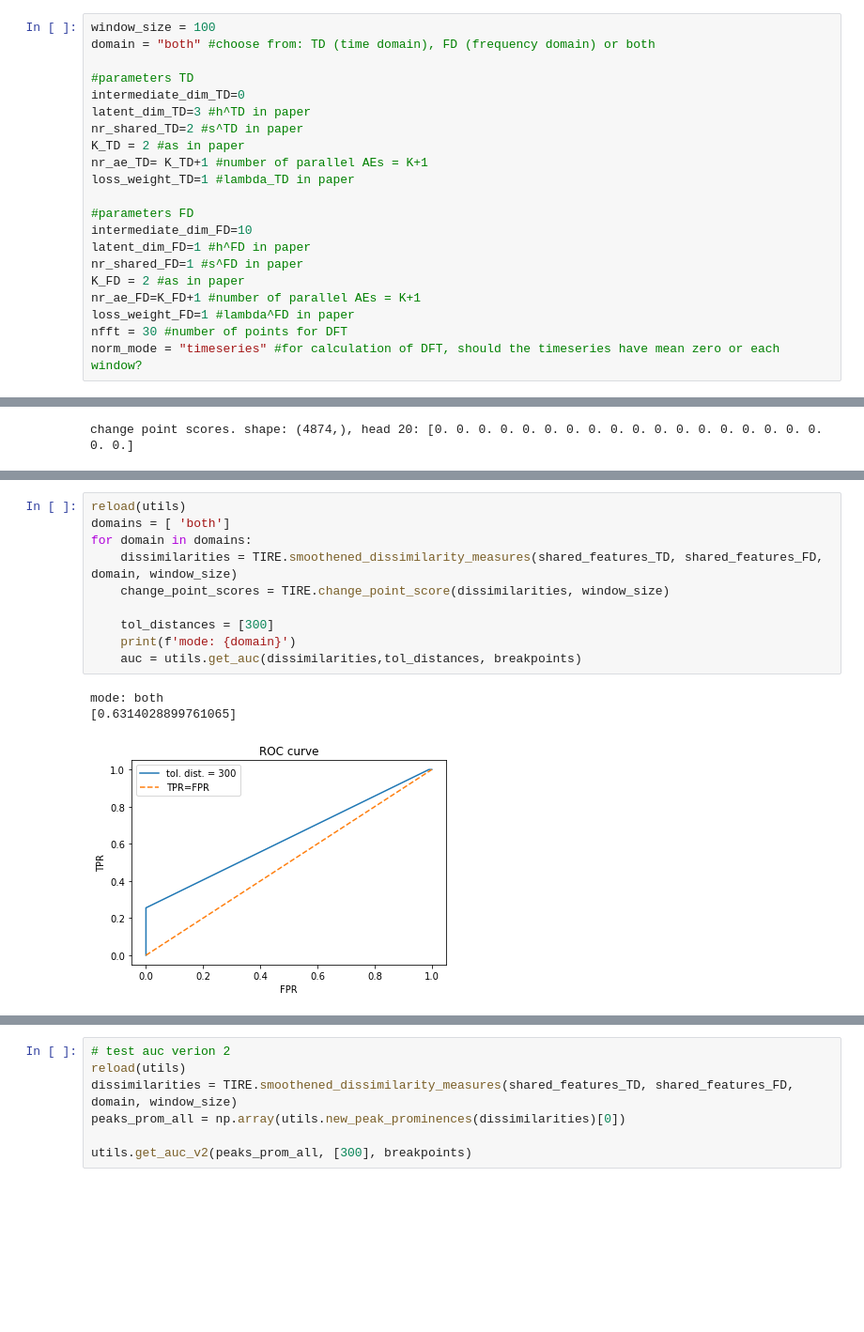
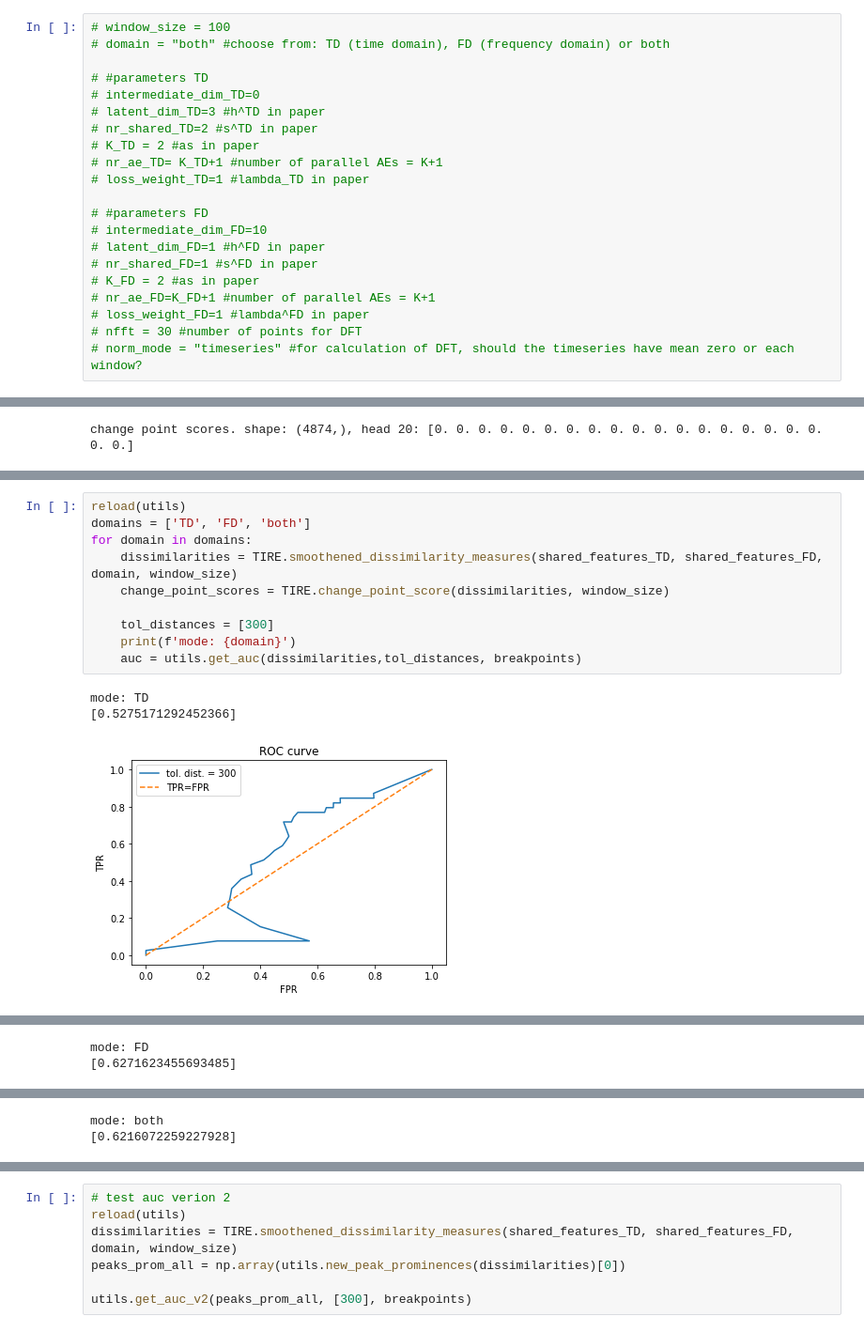
Before and after one commit to NhatVu/TIRE-custom, a Jupyter notebook: TIRE_example_notebook.ipynb, the cells around one changed output, grey strips where cells are left out. Shown at 94% size. Cells and saved outputs as stored; diff of their text form; blank space fills up the shorter version.

```diff
--- a/TIRE_example_notebook.ipynb
+++ b/TIRE_example_notebook.ipynb
@@ -46,26 +47,26 @@ import simulate
 # %% [markdown]
 #### beta settings
 # %%
-window_size = 100
-domain = "both" #choose from: TD (time domain), FD (frequency domain) or both
+# window_size = 100
+# domain = "both" #choose from: TD (time domain), FD (frequency domain) or both
 
-#parameters TD
-intermediate_dim_TD=0
-latent_dim_TD=3 #h^TD in paper
-nr_shared_TD=2 #s^TD in paper
-K_TD = 2 #as in paper
-nr_ae_TD= K_TD+1 #number of parallel AEs = K+1
-loss_weight_TD=1 #lambda_TD in paper
+# #parameters TD
+# intermediate_dim_TD=0
+# latent_dim_TD=3 #h^TD in paper
+# nr_shared_TD=2 #s^TD in paper
+# K_TD = 2 #as in paper
+# nr_ae_TD= K_TD+1 #number of parallel AEs = K+1
+# loss_weight_TD=1 #lambda_TD in paper
 
-#parameters FD
-intermediate_dim_FD=10
-latent_dim_FD=1 #h^FD in paper
-nr_shared_FD=1 #s^FD in paper
-K_FD = 2 #as in paper
-nr_ae_FD=K_FD+1 #number of parallel AEs = K+1
-loss_weight_FD=1 #lambda^FD in paper
-nfft = 30 #number of points for DFT
-norm_mode = "timeseries" #for calculation of DFT, should the timeseries have mean zero or each window?
+# #parameters FD
+# intermediate_dim_FD=10
+# latent_dim_FD=1 #h^FD in paper
+# nr_shared_FD=1 #s^FD in paper
+# K_FD = 2 #as in paper
+# nr_ae_FD=K_FD+1 #number of parallel AEs = K+1
+# loss_weight_FD=1 #lambda^FD in paper
+# nfft = 30 #number of points for DFT
+# norm_mode = "timeseries" #for calculation of DFT, should the timeseries have mean zero or each window?
 # %% [markdown]
 ## Generate data
 # %%
@@ -192,14 +190,14 @@ utils.plot_cp(dissimilarities, time_start, time_stop, plot_prominences, breakpoi
 # %%
 reload(utils)
-domains = [ 'both']
+domains = ['TD', 'FD', 'both']
 for domain in domains:
     dissimilarities = TIRE.smoothened_dissimilarity_measures(shared_features_TD, shared_features_FD, domain, window_size)
     change_point_scores = TIRE.change_point_score(dissimilarities, window_size)
 
     tol_distances = [300]
     print(f'mode: {domain}')
     auc = utils.get_auc(dissimilarities,tol_distances, breakpoints)
 # %% [output]
-mode: both
-[0.6314028899761065]
+mode: TD
+[0.5275171292452366]
-[figure, old version]
+[figure, new version]
@@ -206,0 +205,2 @@ mode: both
+mode: FD
+[0.6271623455693485]
@@ -206,0 +209,2 @@ mode: both
+mode: both
+[0.6216072259227928]
```
Also changed, not shown: parts of 7 cells of this notebook, 27 other files.
